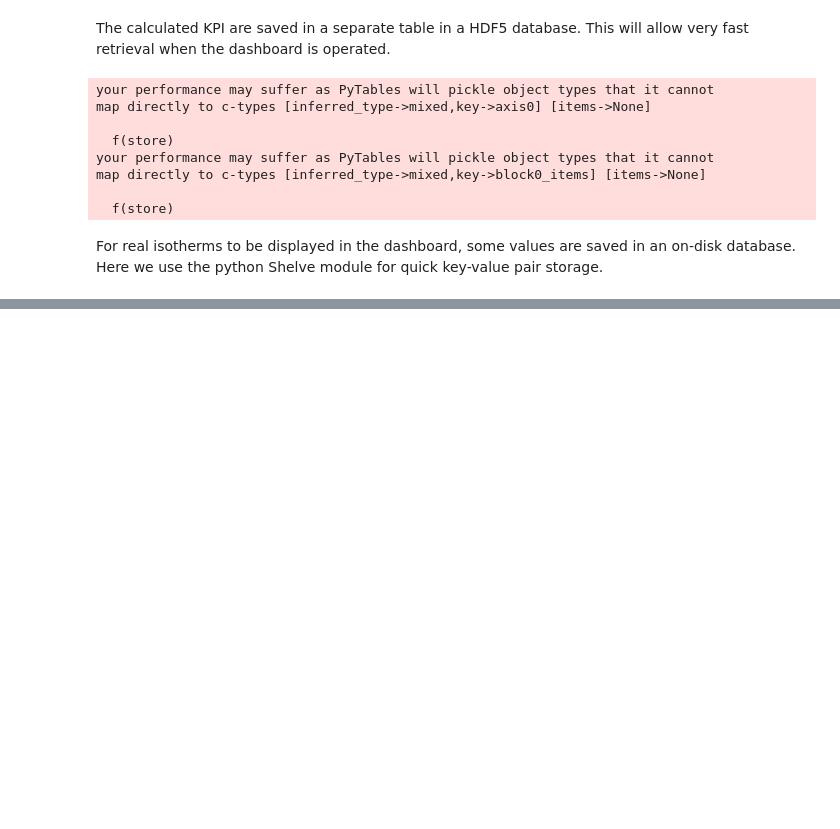
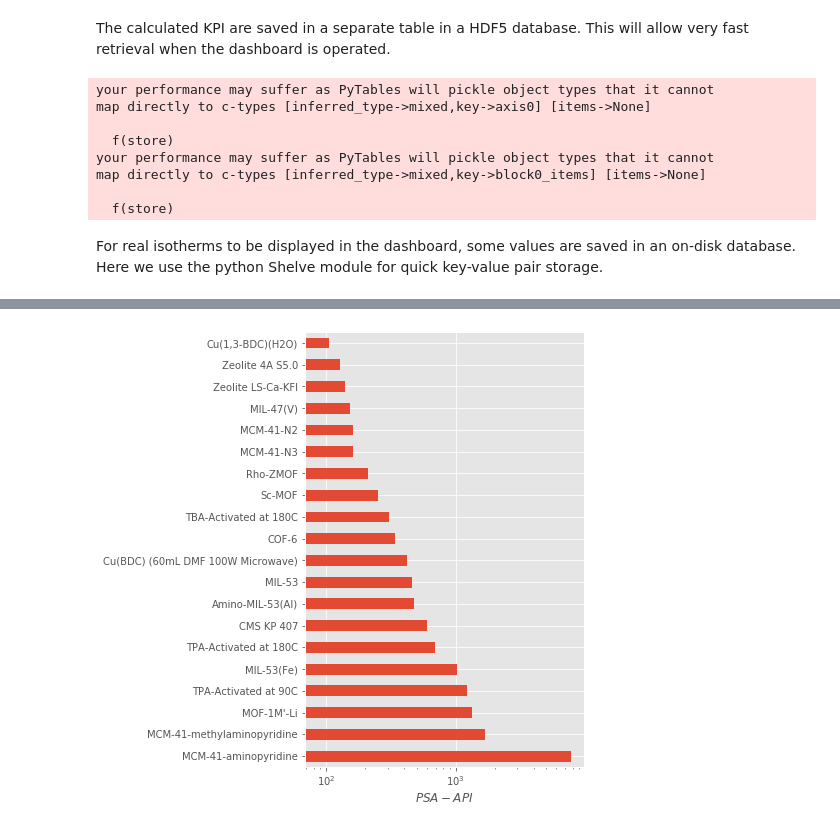
Before and after one commit to pauliacomi/separation-explorer, a Jupyter notebook: notebooks/process-isotherms.ipynb, the cells around one changed output, grey strips where cells are left out. Saved outputs shown, nothing was run; the diff lists cells and outputs as text; code cells hidden in the pictures; blank space fills up the shorter version.

```diff
--- a/notebooks/process-isotherms.ipynb
+++ b/notebooks/process-isotherms.ipynb
@@ -243,0 +200,8 @@ print("--- %s seconds ---" % (time.time() - start_time))
+# %%
+import time
+
+start_time = time.time()
+
+final = select_data(df, None, 303, 10, 'methane', 'carbon dioxide')
+
+print("--- %s seconds ---" % (time.time() - start_time))
@@ -243,0 +210,8 @@ print("--- %s seconds ---" % (time.time() - start_time))
+# %%
+final['WC@1-5_x'] = final[('10_x', 'med')] - final[('2_x','med')]
+final['WC@1-5_y'] = final[('10_y', 'med')] - final[('2_y','med')]
+final['KH2/KH1'] = np.exp(final[('kH_y', 'med')] - final[('kH_x','med')])
+final['sel'] = final['KH2/KH1'] * (final['WC@1-5_y'] / final['WC@1-5_x'])
+# %%
+final = final.rename({'activated {[Zn4(bpydb)3(datz)2(H2O)](DMF)4(EtOH)5(H2O)8}n':'[Zn4(bpydb)3(datz)2(H2O)]'})
+final['KH2/KH1'].nlargest(10)
@@ -243,0 +231,14 @@ print("--- %s seconds ---" % (time.time() - start_time))
+# %%
+plt.style.use('ggplot')
+ax1 = final['KH2/KH1'].nlargest(20).plot.barh(figsize=(5, 8))
+ax1.set_ylabel('')
+ax1.set_xlabel('$K_{H,2}/K_{H,1}$')
+ax1.set_xscale('log')
+plt.savefig('./co2-ch4-top10-1.png', bbox_inches='tight', dpi=300)
+ax2= final['sel'].nlargest(20).plot.barh(figsize=(5, 8))
+ax2.set_ylabel('')
+ax2.set_xlabel('$PSA-API$')
+ax2.set_xscale('log')
+plt.savefig('./co2-ch4-top10-2.png', bbox_inches='tight', dpi=300)
+# %% [output]
+[figure, added]
```
Also changed, not shown: parts of 11 cells of this notebook.
